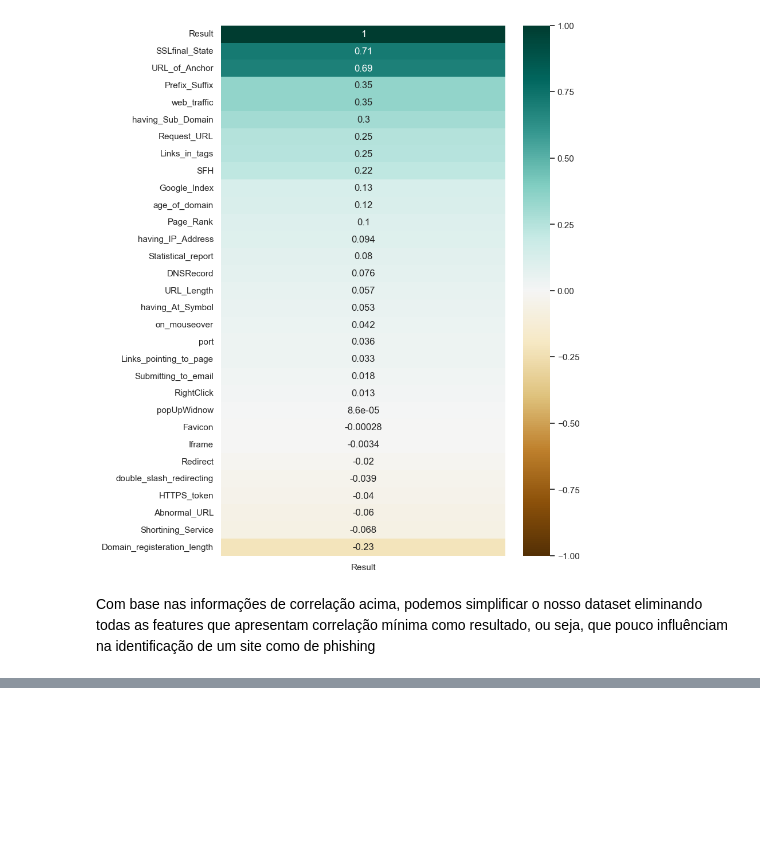
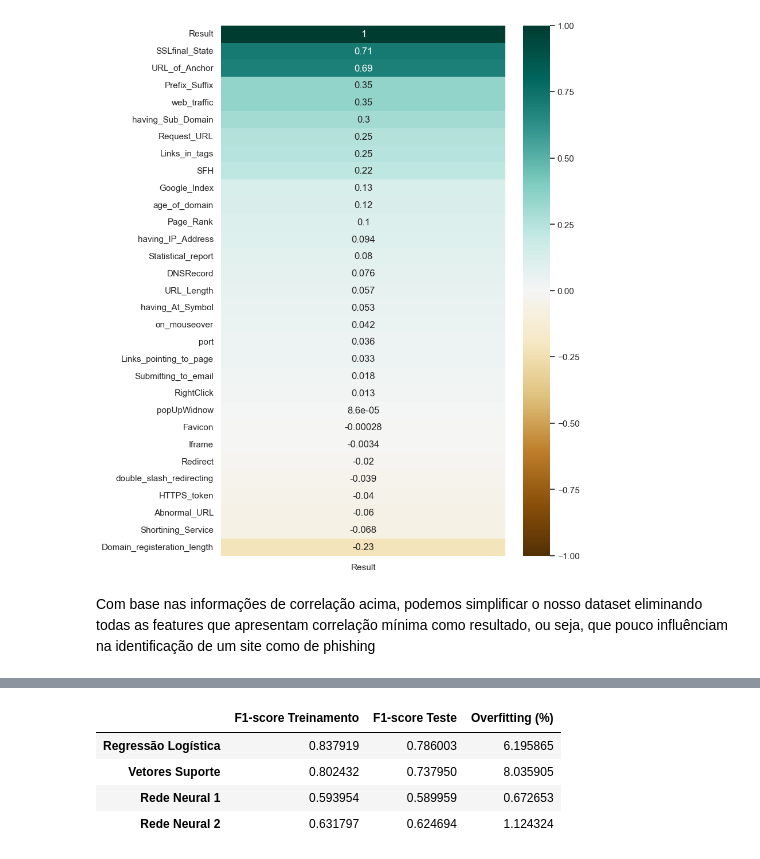
Before and after one commit to igorp-lopes/EA006-TFC, a Jupyter notebook: tfc.ipynb, the cells around one changed output, grey strips where cells are left out. Saved outputs shown, nothing was run; the diff lists cells and outputs as text; code cells hidden in the pictures; blank space fills up the shorter version.

```diff
--- a/tfc.ipynb
+++ b/tfc.ipynb
@@ -194,0 +287,10 @@ plt.plot()
+# %%
+wor2_analysis_df = pd.DataFrame.from_dict(wor2_analysis_data, orient='index')
+wor2_analysis_df.columns = ['F1-score Treinamento', 'F1-score Teste', 'Overfitting (%)']
+wor2_analysis_df
+# %% [output]
+|  | F1-score Treinamento | F1-score Teste | Overfitting (%) |
+| Regressão Logística | 0.837919 | 0.786003 | 6.195865 |
+| Vetores Suporte | 0.802432 | 0.737950 | 8.035905 |
+| Rede Neural 1 | 0.593954 | 0.589959 | 0.672653 |
+| Rede Neural 2 | 0.631797 | 0.624694 | 1.124324 |
```
Also changed, not shown: parts of 33 cells of this notebook.
